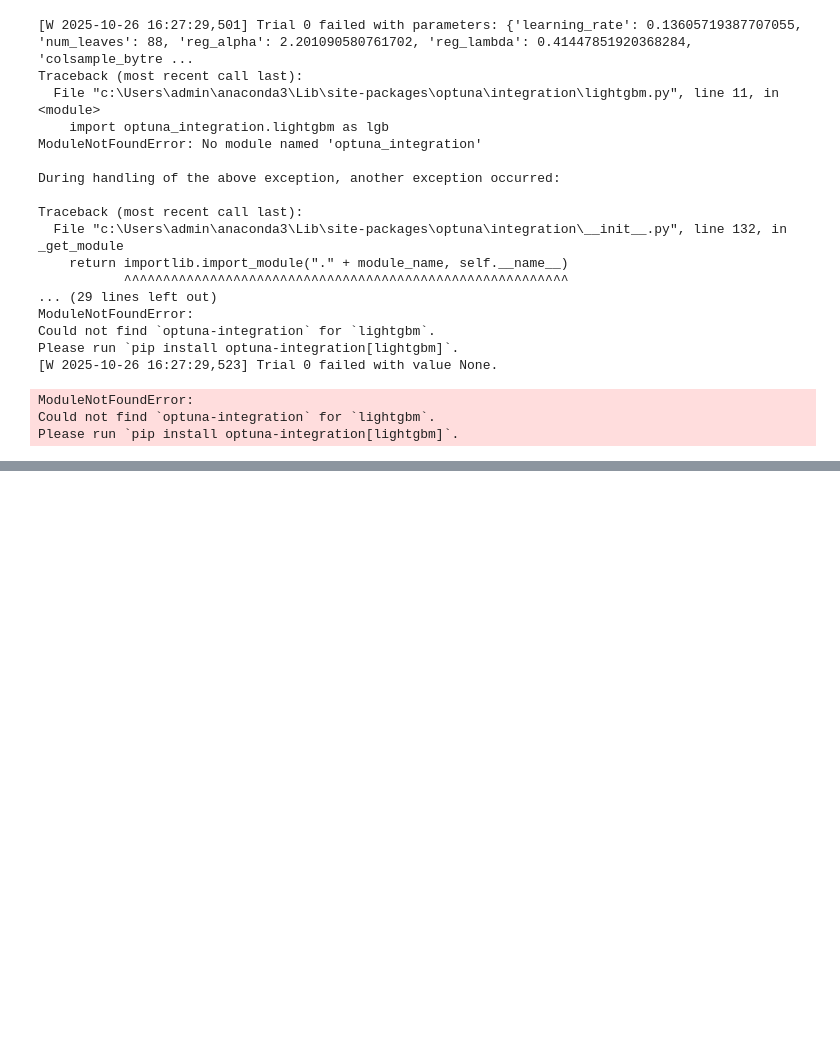
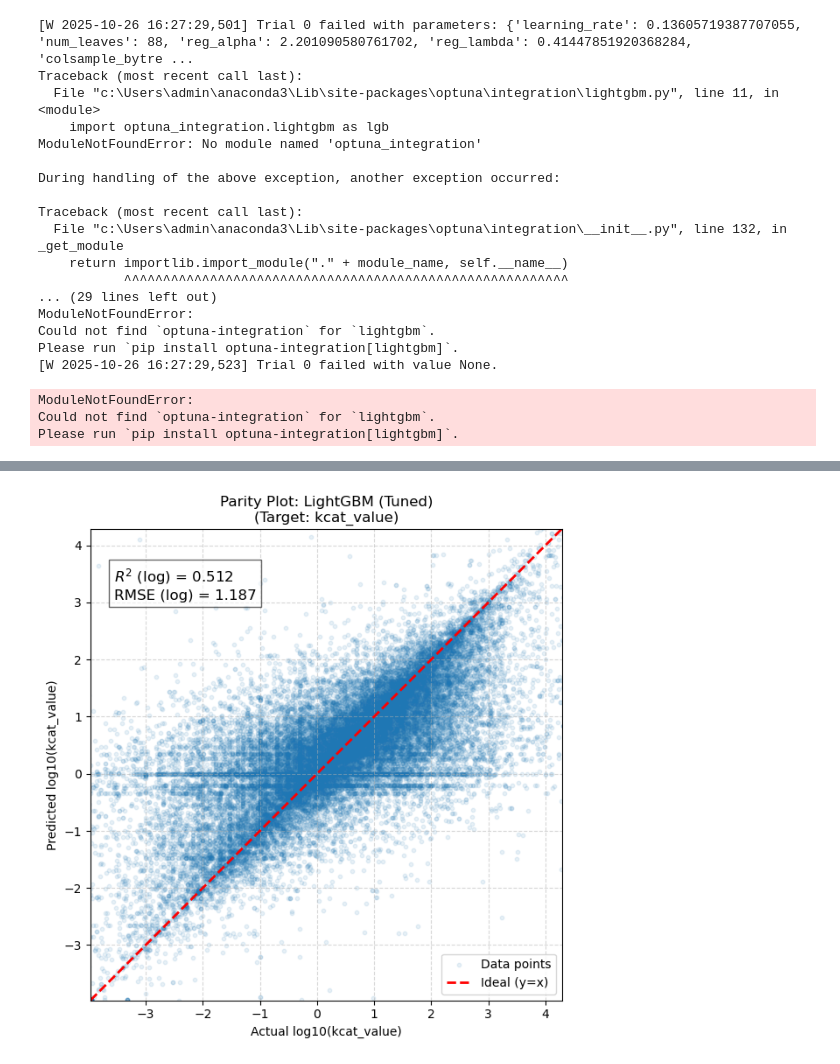
Before and after one commit to tinayang3024/CHE1147-Group-Project, a Jupyter notebook: notebooks/exploration.ipynb, the cells around one changed output, grey strips where cells are left out. Cells and saved outputs as stored; diff of their text form; code cells hidden in the pictures; blank space fills up the shorter version.

```diff
--- a/notebooks/exploration.ipynb
+++ b/notebooks/exploration.ipynb
@@ -2341,0 +2320,79 @@ else:
+# %%
+# ============================================
+# 单元格 13: (新) 自动化调优 - LightGBM
+# ============================================
+
+# --- 全局设置 ---
+ALL_TARGETS_TO_MODEL = ['kcat_value', 'km_value', 'kcat_km']
+N_TRIALS_LGBM = 20 # (您可以调整此值)
+
+# --- 全局结果字典 (必须已在 单元格 12 中创建) ---
+if 'tuned_results_summary' not in globals():
+    print("错误: 'tuned_results_summary' 字典未找到。请先运行 单元格 12。")
+    # 或者: tuned_results_summary = {}
+
+print(f"===============================================================")
+print(f"=== [开始] 模型 2: LightGBM (调优试验: {N_TRIALS_LGBM} 次) ===")
+print(f"===============================================================\n")
+
+for target_name in ALL_TARGETS_TO_MODEL:
+    print(f"\n--- [LGBM] 开始处理目标: {target_name} ---")
+
+    # --- 1. 动态获取/计算 y_raw ---
+    y_raw = None
+    if target_name == 'kcat_km':
+        if y['kcat_value'] is not None and y['km_value'] is not None:
+            y_kcat, y_km = y['kcat_value'], y['km_value']
+            with np.errstate(divide='ignore', invalid='ignore'):
+                y_raw = y_kcat / y_km
+        else:
+            print(f"  [跳过] 无法计算 'kcat_km'。")
+            continue
+    else:
+        if y[target_name] is not None:
+            y_raw = y[target_name]
+        else:
+            print(f"  [跳过] 目标 '{target_name}' 在 y 字典中未找到。")
+            continue
+
+    # --- 2. 过滤无效的 y 值 ---
+    valid_mask = (~np.isnan(y_raw)) & (y_raw > 0) & (np.isfinite(y_raw))
+    X_final = X[valid_mask]
+    y_final = y_raw[valid_mask]
+    if len(y_final) == 0:
+        print(f"  [跳过] 目标 '{target_name}' 没有有效的 y 值。")
+        continue
+    y_log = np.log10(y_final)
+
+    # --- 3. 划分训练集和测试集 ---
+    X_train, X_test, y_train_log, y_test_log = train_test_split(
+        X_final, y_log, test_size=0.2, random_state=RANDOM_STATE
+    )
+    y_test_orig = 10**y_test_log
+    print(f"  数据: {len(y_train_log)} 训练 / {len(y_test_orig)} 测试")
+
+    # --- 4. 自动化调优和训练 (调用 单元格 10) ---
+    lgbm_model = tune_lgbm(X_train, y_train_log, n_trials=N_TRIALS_LGBM)
+    y_pred_log_lgbm = lgbm_model.predict(X_test)
+    y_pred_orig_lgbm = 10**y_pred_log_lgbm
+
+    # --- 5. 评估和存储结果 ---
+    r2_log = r2_score(y_test_log, y_pred_log_lgbm)
+    rmse_log = np.sqrt(mean_squared_error(y_test_log, y_pred_log_lgbm))
+    r2_orig = r2_score(y_test_orig, y_pred_orig_lgbm)
+
+    print(f"  [LGBM 结果] R^2 (log): {r2_log:<7.4f} | R^2 (orig): {r2_orig:<7.4f}")
+
+    if target_name not in tuned_results_summary:
+        tuned_results_summary[target_name] = {}
+    tuned_results_summary[target_name]["LGBM (Tuned)"] = {
+        "R2_log": r2_log, "RMSE_log": rmse_log, "R2_orig": r2_orig
+    }
+
+    # --- 6. 绘制 Parity Plot (调用 单元格 6 函数) ---
+    plot_parity_LOG_METRICS(y_test_orig, y_pred_orig_lgbm, "LightGBM (Tuned)", target_name)
+
+    print(f"--- [LGBM] 完成目标: {target_name} ---")
+
+print("\n=== [完成] LightGBM 所有目标 ===")
+# %% [output]
@@ -2341,0 +2412 @@ else:
+[figure, added]
```
Also changed, not shown: parts of 9 cells of this notebook.
